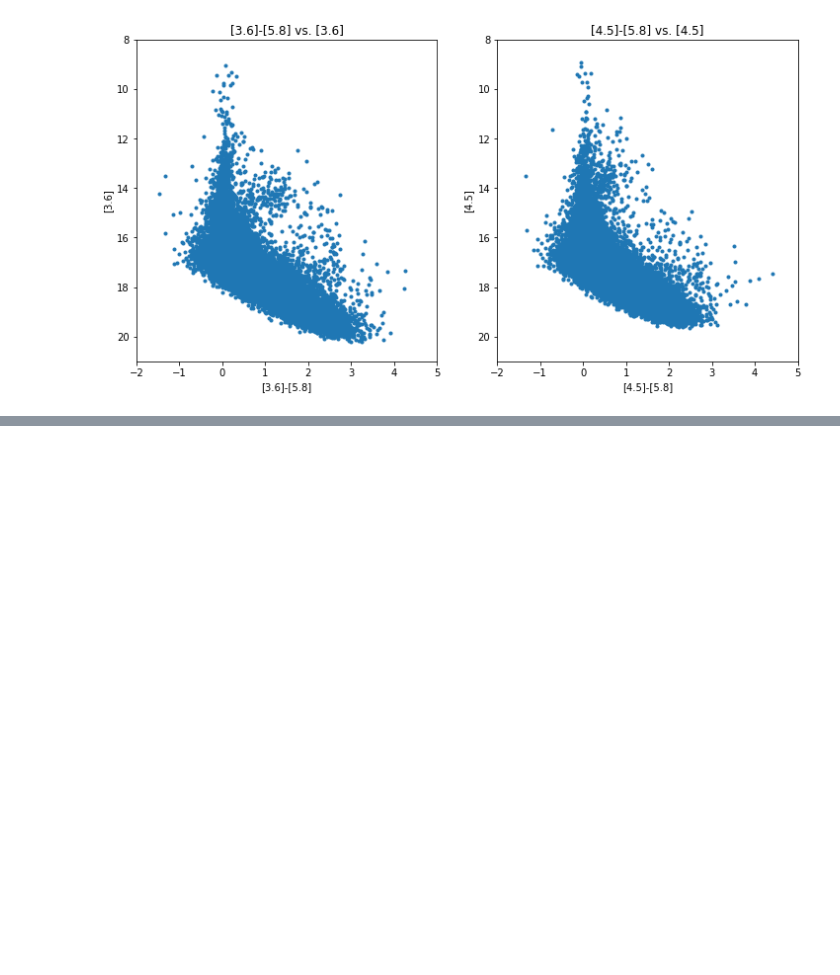
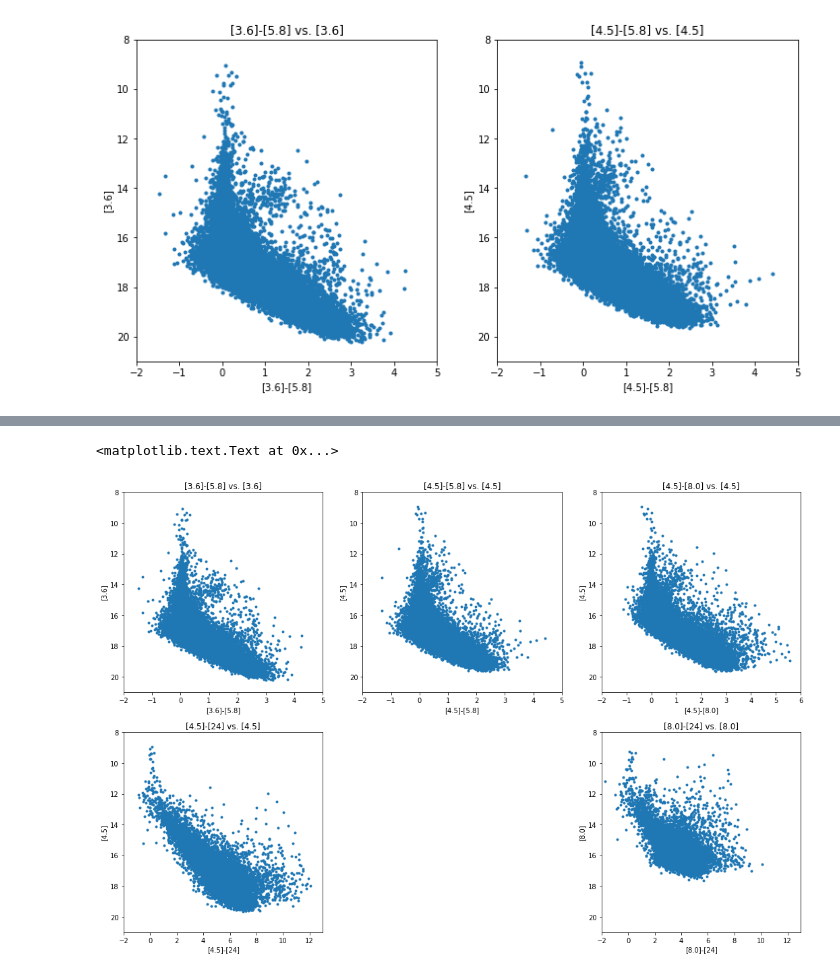
Before and after one commit to oboberg/NGC6822, a Jupyter notebook: CMD_4May2018.ipynb, the cells around one changed output, grey strips where cells are left out. Cells and saved outputs as stored; diff of their text form; code cells hidden in the pictures; blank space fills up the shorter version.

```diff
--- a/CMD_4May2018.ipynb
+++ b/CMD_4May2018.ipynb
@@ -65,0 +97,48 @@ ax2.set_title('[4.5]-[5.8] vs. [4.5]')
+# %%
+# Wanted to make sure I could plot two side by side
+# Okay, how about three in a row?
+# Now five plots just like my "CMD_Sewilo_compare"?
+plt.figure(figsize=(18,12))
+ax1 = plt.subplot(231)
+ax2 = plt.subplot(232)
+ax3 = plt.subplot(233)
+ax4 = plt.subplot(234)
+ax5 = plt.subplot(236)
+
+ax1.set_ylim(21.0,8.0)
+ax1.set_xlim(-2.0,5.0)
+ax1.plot(filter_phot_data.threesixMINUSfiveeight,filter_phot_data.k36mag,'.')
+ax1.set_ylabel('[3.6]')
+ax1.set_xlabel('[3.6]-[5.8]')
+ax1.set_title('[3.6]-[5.8] vs. [3.6]')
+
+ax2.set_ylim(21.0,8.0)
+ax2.set_xlim(-2.0,5.0)
+ax2.plot(filter_phot_data.fourfiveMINUSfiveeight,filter_phot_data.k45mag,'.')
+ax2.set_ylabel('[4.5]')
+ax2.set_xlabel('[4.5]-[5.8]')
+ax2.set_title('[4.5]-[5.8] vs. [4.5]')
+
+ax3.set_ylim(21.0,8.0)
+ax3.set_xlim(-2.0,6.0)
+ax3.plot(filter_phot_data.fourfiveMINUSeightzero,filter_phot_data.k45mag,'.')
+ax3.set_ylabel('[4.5]')
+ax3.set_xlabel('[4.5]-[8.0]')
+ax3.set_title('[4.5]-[8.0] vs. [4.5]')
+
+ax4.set_ylim(21.0,8.0)
+ax4.set_xlim(-2.0,13.0)
+ax4.plot(filter_phot_data.fourfiveMINUStwentyfour,filter_phot_data.k45mag,'.')
+ax4.set_ylabel('[4.5]')
+ax4.set_xlabel('[4.5]-[24]')
+ax4.set_title('[4.5]-[24] vs. [4.5]')
+
+ax5.set_ylim(21.0,8.0)
+ax6.set_xlim(-2.0,13.0)
+ax6.plot(filter_phot_data.eightzeroMINUStwentyfour,filter_phot_data.k80mag,'.')
+ax6.set_ylabel('[8.0]')
+ax6.set_xlabel('[8.0]-[24]')
+ax6.set_title('[8.0]-[24] vs. [8.0]')
+# %% [output]
+<matplotlib.text.Text at 0x...>
+[figure, added]
```
Also changed, not shown: parts of 1 cell of this notebook.
